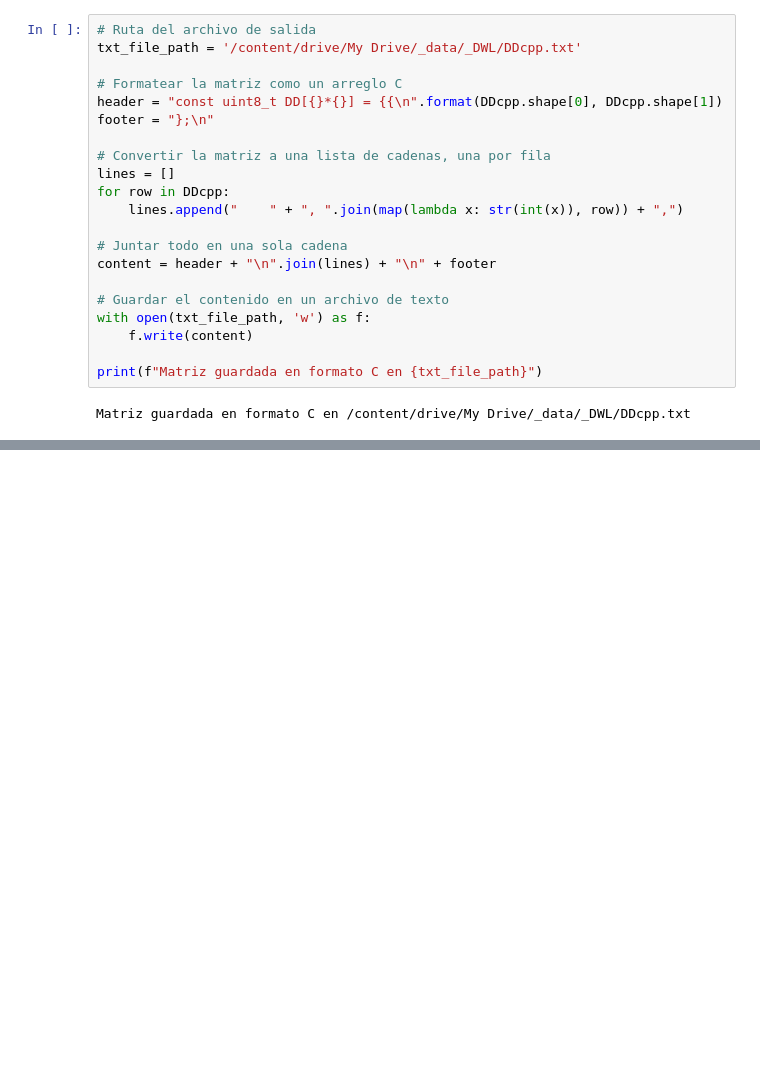
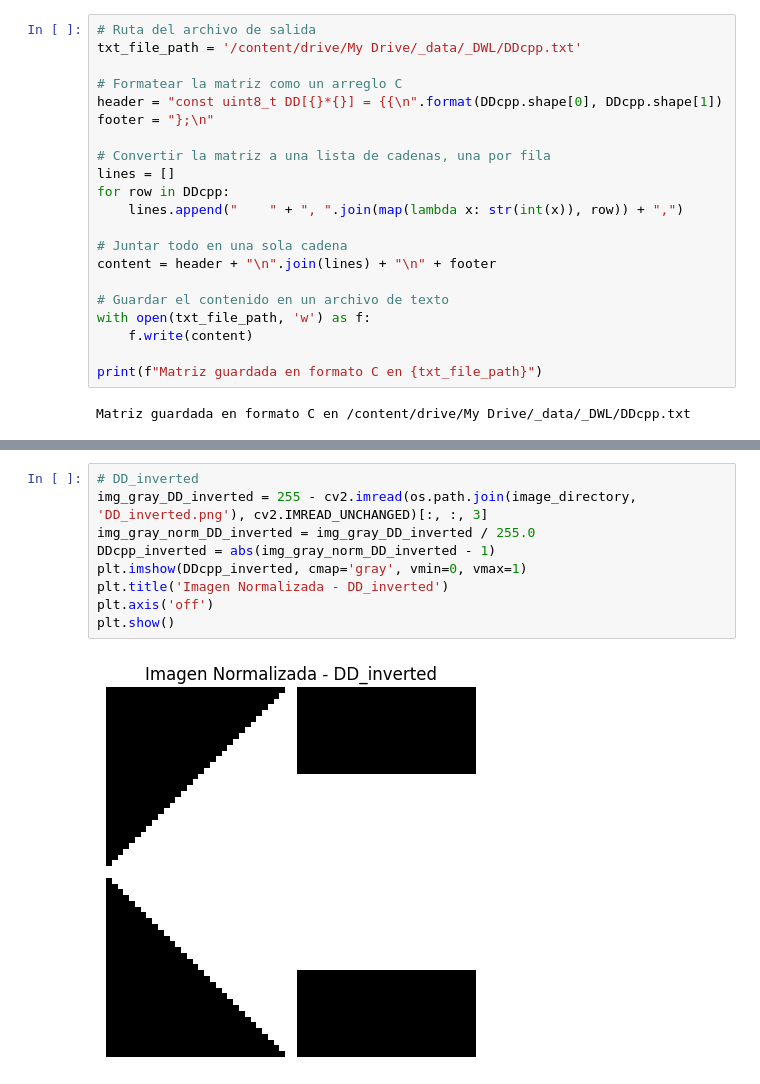
Before and after one commit to DanielOlivera/VehicleLightSystem, a Jupyter notebook: Dashboard_warning_lights.ipynb, the cells around one changed output, grey strips where cells are left out. Drawn from its saved outputs; the diff is of its cells as text; blank space fills up the shorter version.

```diff
--- a/Dashboard_warning_lights.ipynb
+++ b/Dashboard_warning_lights.ipynb
@@ -215,0 +296,11 @@ Matriz guardada en formato C en /content/drive/My Drive/_data/_DWL/DDcpp.txt
+# %%
+# DD_inverted
+img_gray_DD_inverted = 255 - cv2.imread(os.path.join(image_directory, 'DD_inverted.png'), cv2.IMREAD_UNCHANGED)[:, :, 3]
+img_gray_norm_DD_inverted = img_gray_DD_inverted / 255.0
+DDcpp_inverted = abs(img_gray_norm_DD_inverted - 1)
+plt.imshow(DDcpp_inverted, cmap='gray', vmin=0, vmax=1)
+plt.title('Imagen Normalizada - DD_inverted')
+plt.axis('off')
+plt.show()
+# %% [output]
+[figure, added]
```
Also changed, not shown: parts of 28 cells of this notebook.
